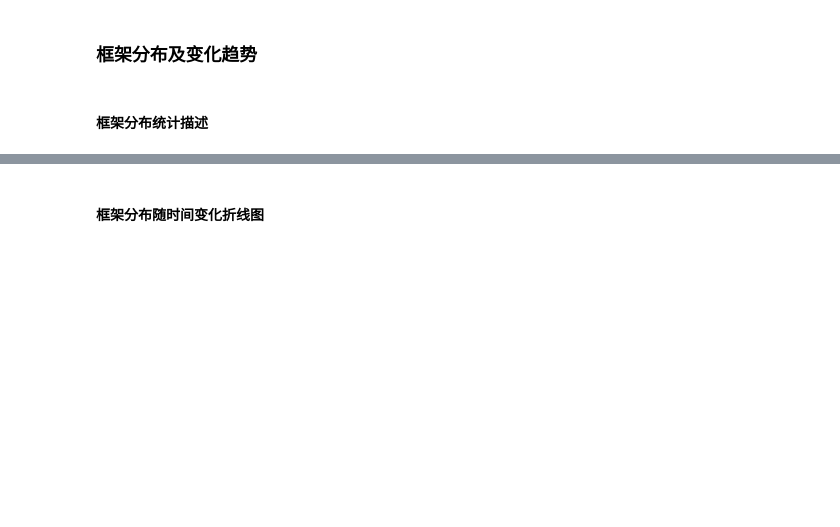
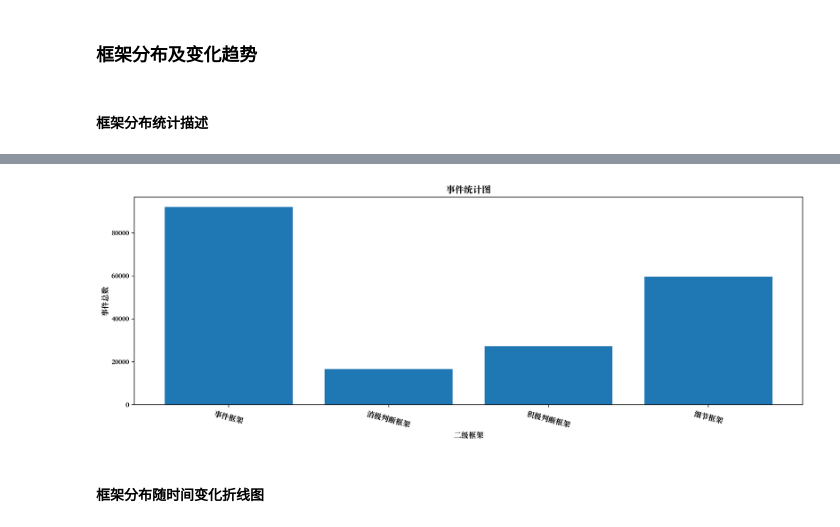
Before and after one commit to ZackYule/CityImageProject, a Jupyter notebook: step7_statistics&visualization.ipynb, the cells around one changed output, grey strips where cells are left out. Drawn from its saved outputs; the diff is of its cells as text; code cells hidden in the pictures; blank space fills up the shorter version.

```diff
--- a/step7_statistics&visualization.ipynb
+++ b/step7_statistics&visualization.ipynb
@@ -106,0 +85,13 @@ dictionary_statistics_df.to_excel('res/议题分布数量统计.xlsx')
+# %%
+df_to_show = dictionary_statistics_narration
+fig, ax = plt.subplots(figsize=(16, 5))
+labels = df_to_show.index
+counts = df_to_show['内容']
+ax.bar(labels, counts)
+ax.set_xlabel('二级框架')
+ax.set_ylabel('事件总数')
+ax.set_title('事件统计图')
+plt.xticks(rotation=-15)    # 设置x轴标签旋转角度
+plt.show()
+# %% [output]
+[figure, added]
```
Also changed, not shown: parts of 35 cells of this notebook, 6 other files.
